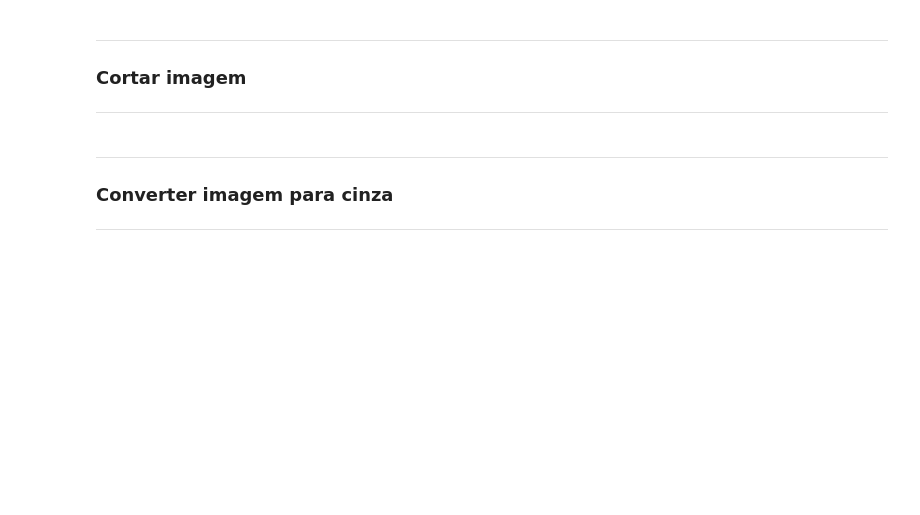
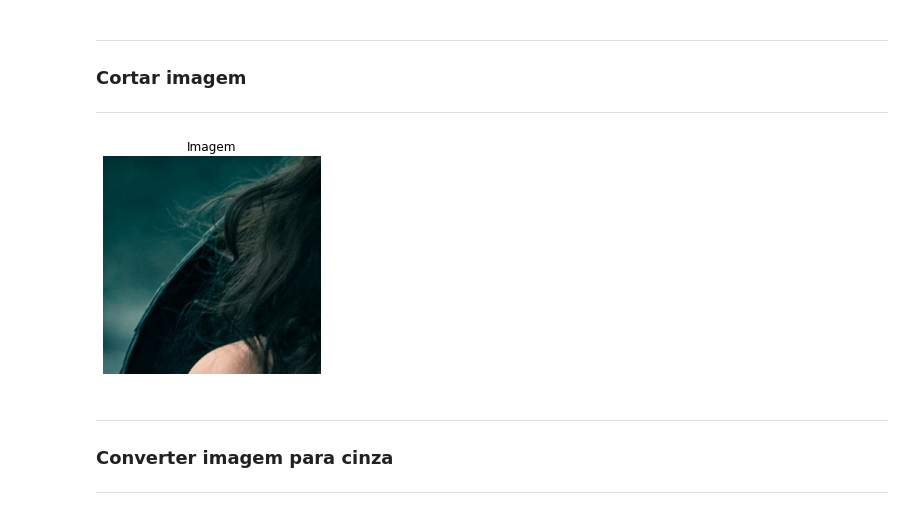
Before and after one commit to VictorDeon/python-notebook, a Jupyter notebook: 08_Inteligencia_Artificial/04_Visao_Computacional/01_Processamento_de_Imagens/02_operacoes_basicas_com_pillow.ipynb, the cells around one changed output. Cells and saved outputs as stored; diff of their text form; code cells hidden in the pictures; blank space fills up the shorter version.

```diff
--- a/08_Inteligencia_Artificial/04_Visao_Computacional/01_Processamento_de_Imagens/02_operacoes_basicas_com_pillow.ipynb
+++ b/08_Inteligencia_Artificial/04_Visao_Computacional/01_Processamento_de_Imagens/02_operacoes_basicas_com_pillow.ipynb
@@ -41,3 +50,7 @@ imagem_cortada.show()
+# %%
+mostrar_imagem(imagem_cortada)
+# %% [output]
+[figure, added]
 # %% [markdown]
 ***
 ### Converter imagem para cinza
```
Also changed, not shown: parts of 15 cells of this notebook, 5 other files.
